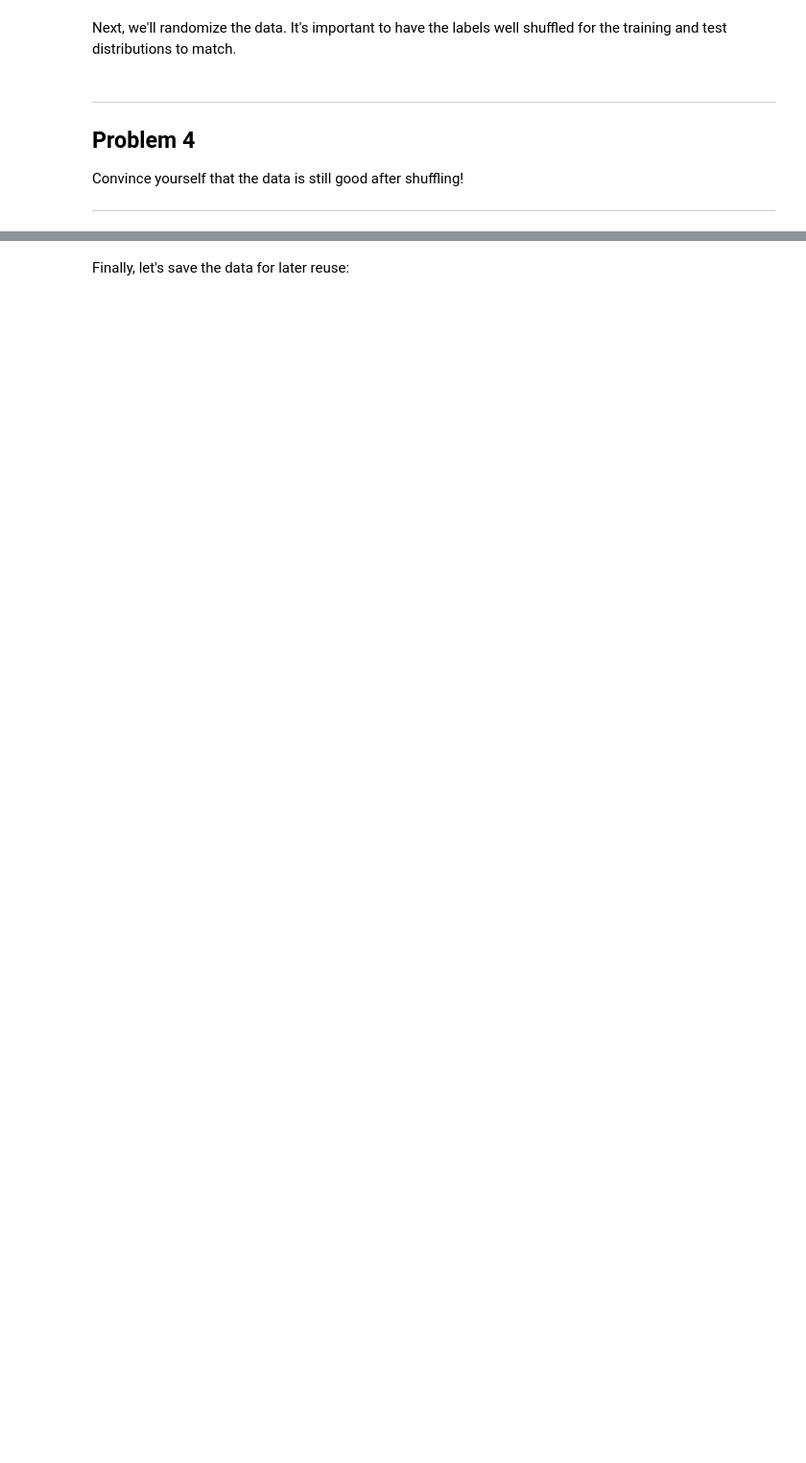
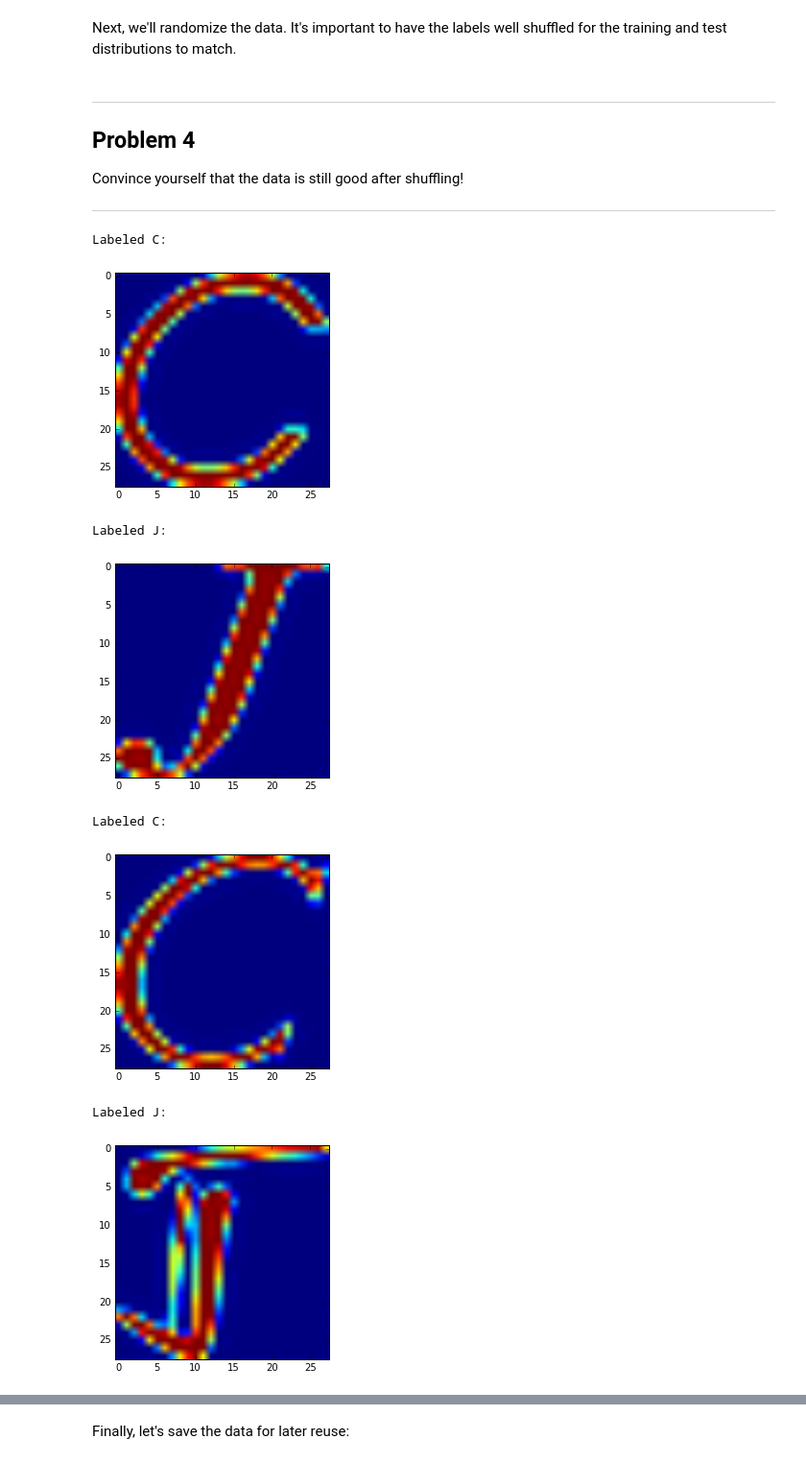
Before and after one commit to nottombrown/tensorflow, a Jupyter notebook: tensorflow/examples/udacity/1_notmnist.ipynb, the cells around one changed output, grey strips where cells are left out. Shown at 96% size. Cells and saved outputs as stored; diff of their text form; code cells hidden in the pictures; blank space fills up the shorter version.

```diff
--- a/tensorflow/examples/udacity/1_notmnist.ipynb
+++ b/tensorflow/examples/udacity/1_notmnist.ipynb
@@ -309,3 +326,25 @@ Problem 4
 Convince yourself that the data is still good after shuffling!
 
 ---
+# %%
+import random
+def display_sample_image_and_label(letter, label):
+      print("Labeled " + label + ":")
+
+      # http://matplotlib.org/users/image_tutorial.html
+      plt.imshow(letter)
+      plt.show()
+
+sample_size = 20
+sample_indices = random.sample(xrange(len(train_dataset)), sample_size)
+for idx in sample_indices:
+  display_sample_image_and_label(train_dataset[idx], letter_from_int(train_labels[idx]))
+# %% [output]
+Labeled C:
+[figure, added]
+Labeled J:
+[figure, added]
+Labeled C:
+[figure, added]
+Labeled J:
+[figure, added]
```
Also changed, not shown: parts of 7 cells of this notebook.
